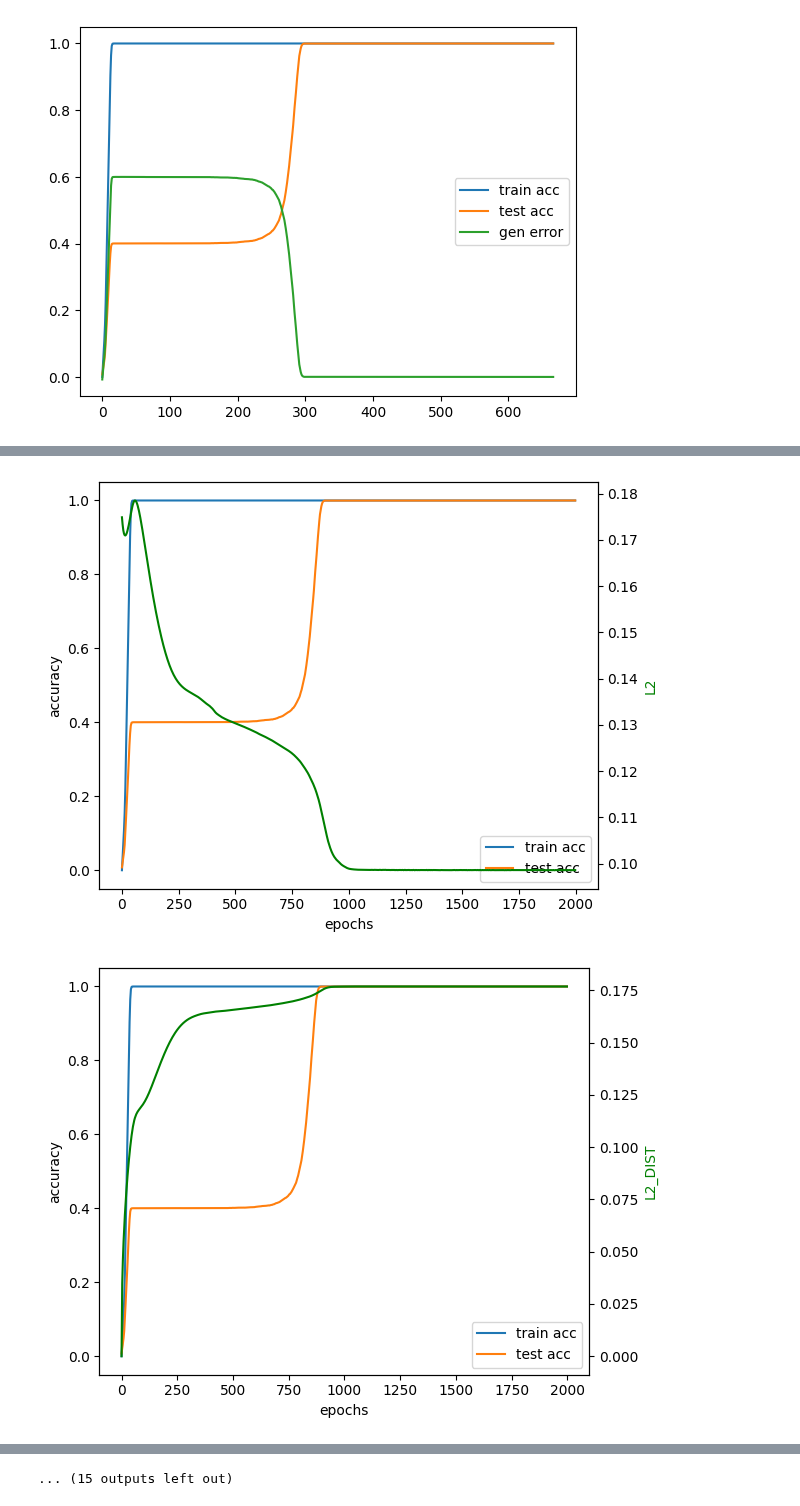
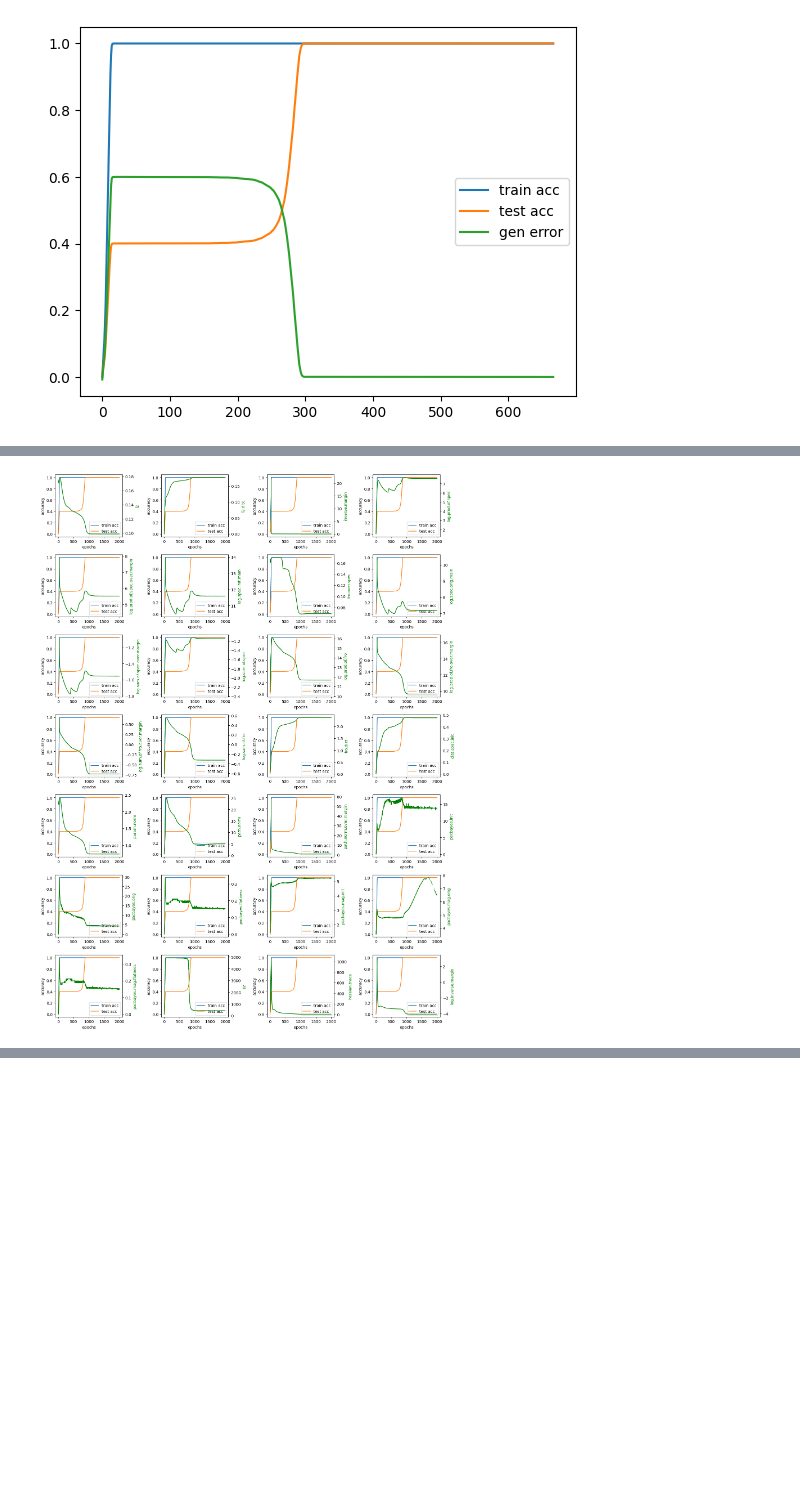
Before and after one commit to LouisYRYJ/Finite-groups, a Jupyter notebook: notebooks/devinterp/generalization_measures.ipynb, the cells around one changed output, grey strips where cells are left out. Saved outputs shown, nothing was run; the diff lists cells and outputs as text; code cells hidden in the pictures; blank space fills up the shorter version.

```diff
--- a/notebooks/devinterp/generalization_measures.ipynb
+++ b/notebooks/devinterp/generalization_measures.ipynb
@@ -83,3 +83,5 @@ WARN: Binary search with depth 15 failed to converge for 31 instances!
+# %%
+measures['LOG_INVERSE_MARGIN'] = t.log(measures['INVERSE_MARGIN'])
 # %%
 LLC_PARAMS = {
     'eps': 8e-4,
@@ -97,45 +101,26 @@ measures['LLC'] = llc
 # %%
 import plotly.graph_objects as go
 from plotly.subplots import make_subplots
 
 epochs = np.arange(0, 2000, 3)
 
-for k, v in measures.items():
-    fig, ax1 = plt.subplots()
+fig, axs = plt.subplots(7, 4, figsize=(15, 20))
+for i, (k, v) in enumerate(measures.items()):
+    ax1 = axs[i // 4, i % 4]
 
     ax1.set_xlabel('epochs')
     ax1.set_ylabel('accuracy')
     ax1.plot(epochs, loss_dict['epoch_train_acc'].cpu().numpy(), label='train acc')
     ax1.plot(epochs, loss_dict['G0_acc'].cpu().numpy(), label='test acc')
     ax1.legend()
 
     ax2 = ax1.twinx()
 
+    k = k.lower().replace('_', '.')
     ax2.set_ylabel(k, c='green')  # we already handled the x-label with ax1
     ax2.plot(epochs, v.detach().cpu().numpy(), label=k, c='green')
 
-    fig.tight_layout()  # otherwise the right y-label is slightly clipped
-    plt.show()
-
-
-
-    # fig = make_subplots(specs=[[{"secondary_y": True}]])
-    # fig.add_trace(
-    #     go.Scatter(x=epochs, y=v.detach().cpu().numpy(), name=k),
-    #     secondary_y=True,
-    # )
-    # fig.add_trace(
-    #     go.Scatter(x=epochs, y=loss_dict['epoch_train_acc'].cpu().numpy(), name="train acc"),
-    #     secondary_y=False,
-    # )
-    # fig.add_trace(
-    #     go.Scatter(x=epochs, y=loss_dict['G0_acc'].cpu().numpy(), name="test acc"),
-    #     secondary_y=False,
-    # )
-    # fig.update_xaxes(title_text="epoch")
-    # fig.update_yaxes(title_text="accuracy", secondary_y=False)
-    # fig.update_yaxes(title_text="measure", secondary_y=True)
-    # fig.show()
+fig.tight_layout()  # otherwise the right y-label is slightly clipped
+plt.show()
 # %% [output]
-[figure, old version]
+[figure, new version]
-[figure, removed]
@@ -152 +126,0 @@ for k, v in measures.items():
-... (15 outputs left out)
```
Also changed, not shown: parts of 5 cells of this notebook, 3 other files.
